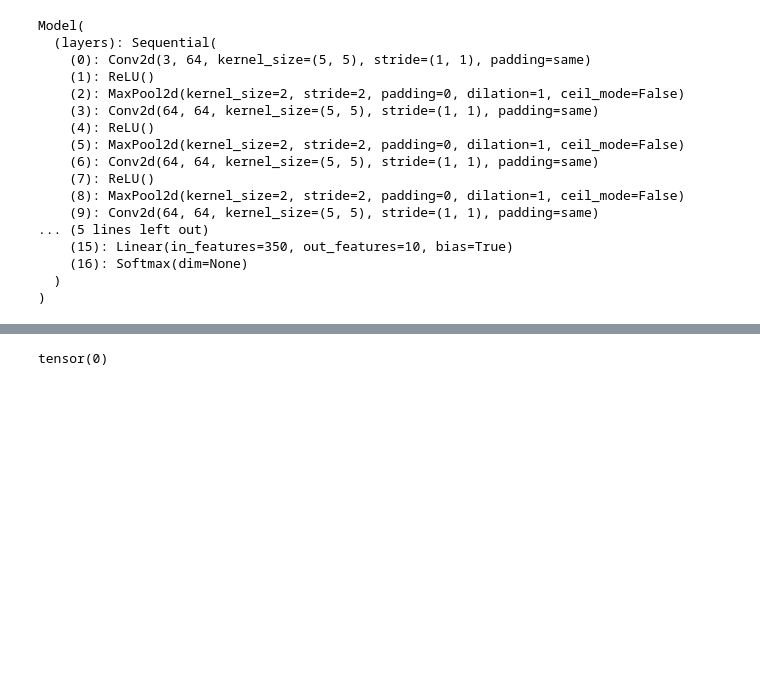
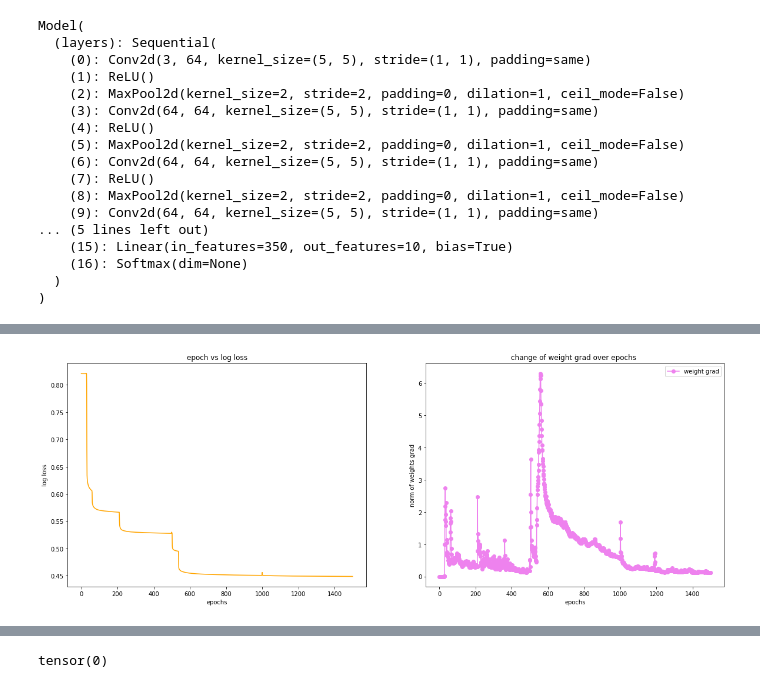
Before and after one commit to subratkishoredutta/NNTI-assignments, a Jupyter notebook: week9/NNTI_Exercise_9_2.ipynb, the cells around one changed output, grey strips where cells are left out. Cells and saved outputs as stored; diff of their text form; code cells hidden in the pictures; blank space fills up the shorter version.

```diff
--- a/week9/NNTI_Exercise_9_2.ipynb
+++ b/week9/NNTI_Exercise_9_2.ipynb
@@ -246,7 +248,7 @@ Model(
   )
 )
 # %%
-learning_rate = 0.0085
+learning_rate = 0.0001
 epochs=500
 # %%
 Tloss1=[]
@@ -279,0 +298,4 @@ epoch: 0 loss: 1.9632097482681274
+# %%
+plot(Twgrad1,Tloss1,model1)
+# %% [output]
+[figure, added]
```
Also changed, not shown: parts of 4 cells of this notebook.
